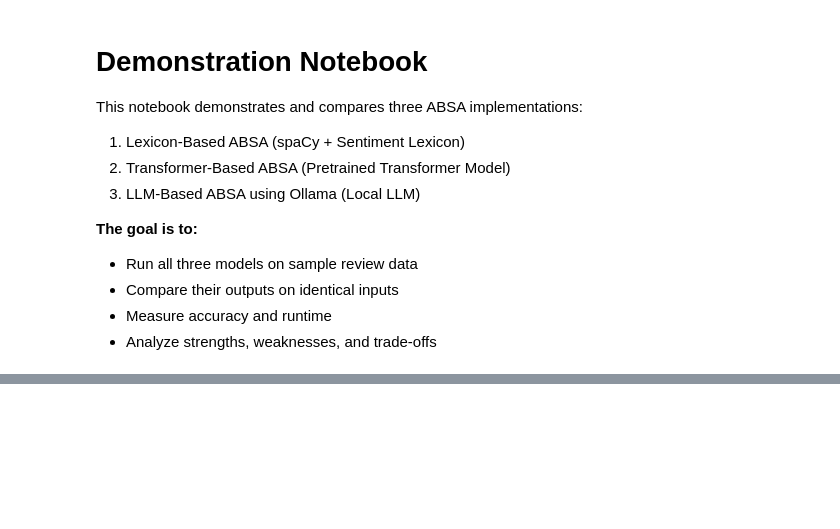
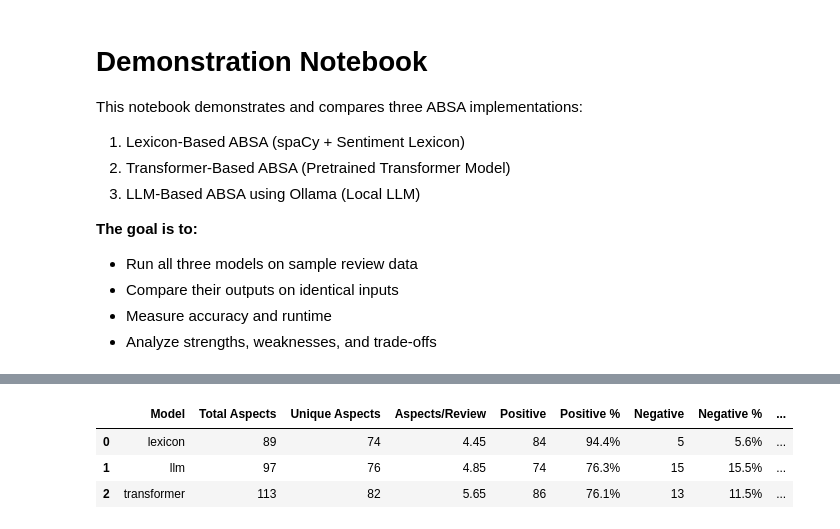
Before and after one commit to meganekarol/aspect-based-sentiment-analysis, a Jupyter notebook: notebooks/comparison.ipynb, the cells around one changed output, grey strips where cells are left out. Drawn from its saved outputs; the diff is of its cells as text; code cells hidden in the pictures; blank space fills up the shorter version.

```diff
--- a/notebooks/comparison.ipynb
+++ b/notebooks/comparison.ipynb
@@ -204,16 +29,0 @@ def aggregate_sentiment(preds):
-# %%
-# Compute overall accuracy and average runtime per model.
-# Also compute average number of aspects detected per review
-
-scores = []
-for model_name in ["LexiconABSA", "TransformerABSA", "LLMABSA"]:
-    pred_sentiments = [
-        aggregate_sentiment(row[f"{model_name}_aspects"]) for _, row in comp_df.iterrows()
-    ]
-    acc = (pd.Series(pred_sentiments) == sample_df["true_sentiment"]).mean()
-    avg_time = comp_df[f"{model_name}_time"].mean()
-    avg_aspects = comp_df[f"{model_name}_aspects"].apply(len).mean()
-
-    scores.append((model_name, round(acc, 3), round(avg_time, 3), round(avg_aspects, 2)))
-
-metrics_df = pd.DataFrame(scores, columns=["Model", "Accuracy", "Avg_Runtime(s)", "Avg_Aspects"])
@@ -343,0 +321,59 @@ for i, review in enumerate(showcase_examples, 1):
+# %%
+# ==============================================================================
+# 5. STATISTICS
+# ==============================================================================
+
+stats = {}
+stats_rows = []
+
+for model_name in active_models:
+    all_aspects = []
+    all_sentiments = []
+    all_confidences = []
+
+    for result in all_results[model_name]:
+        for pred in result['predictions']:
+            all_aspects.append(pred.aspect.lower())
+            all_sentiments.append(pred.sentiment)
+            all_confidences.append(pred.confidence)
+
+    sentiment_dist = Counter(all_sentiments)
+    total_aspects = len(all_aspects)
+
+    # Store detailed stats for later use
+    stats[model_name] = {
+        'total_aspects': total_aspects,
+        'unique_aspects': len(set(all_aspects)),
+        'avg_aspects_per_review': len(all_aspects) / len(df) if len(df) > 0 else 0,
+        'sentiment_dist': sentiment_dist,
+        'avg_confidence': np.mean(all_confidences) if all_confidences else 0,
+        'top_aspects': Counter(all_aspects).most_common(10),
+        'avg_time': np.mean(performance_data[model_name]),
+        'total_time': sum(performance_data[model_name])
+    }
+
+    # Create row for summary DataFrame
+    stats_rows.append({
+        'Model': model_name,
+        'Total Aspects': total_aspects,
+        'Unique Aspects': len(set(all_aspects)),
+        'Aspects/Review': f"{len(all_aspects) / len(df):.2f}" if len(df) > 0 else "0.00",
+        'Positive': sentiment_dist.get('positive', 0),
+        'Positive %': f"{sentiment_dist.get('positive', 0) / total_aspects * 100:.1f}%" if total_aspects > 0 else "0.0%",
+        'Negative': sentiment_dist.get('negative', 0),
+        'Negative %': f"{sentiment_dist.get('negative', 0) / total_aspects * 100:.1f}%" if total_aspects > 0 else "0.0%",
+        'Neutral': sentiment_dist.get('neutral', 0),
+        'Neutral %': f"{sentiment_dist.get('neutral', 0) / total_aspects * 100:.1f}%" if total_aspects > 0 else "0.0%",
+        'Avg Confidence': f"{np.mean(all_confidences):.3f}" if all_confidences else "0.000",
+        'Avg Time (s)': f"{np.mean(performance_data[model_name]):.3f}",
+        'Total Time (s)': f"{sum(performance_data[model_name]):.2f}",
+        'Throughput (rev/s)': f"{1/np.mean(performance_data[model_name]):.2f}" if np.mean(performance_data[model_name]) > 0 else "0.00"
+    })
+
+# Create and display summary DataFrame
+stats_df = pd.DataFrame(stats_rows)
+print("\n" + "=" * 80)
+print("SUMMARY STATISTICS TABLE")
+print("=" * 80)
+stats_df
+# %% [output]
@@ -343,0 +383,4 @@ for i, review in enumerate(showcase_examples, 1):
+|  | Model | Total Aspects | Unique Aspects | Aspects/Review | Positive | Positive % | Negative | Negative % | ... |
+| 0 | lexicon | 89 | 74 | 4.45 | 84 | 94.4% | 5 | 5.6% | ... |
+| 1 | llm | 97 | 76 | 4.85 | 74 | 76.3% | 15 | 15.5% | ... |
+| 2 | transformer | 113 | 82 | 5.65 | 86 | 76.1% | 13 | 11.5% | ... |
```
Also changed, not shown: parts of 30 cells of this notebook, 2 other files.
